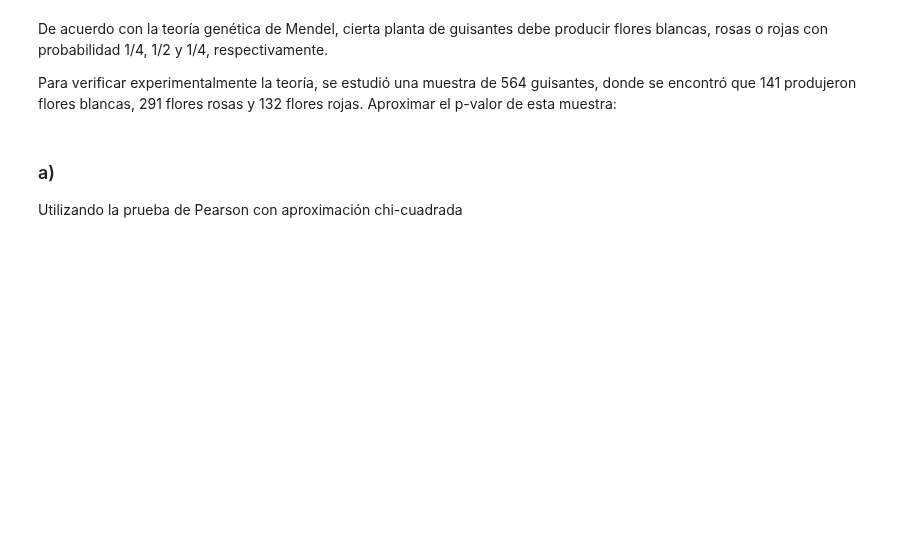
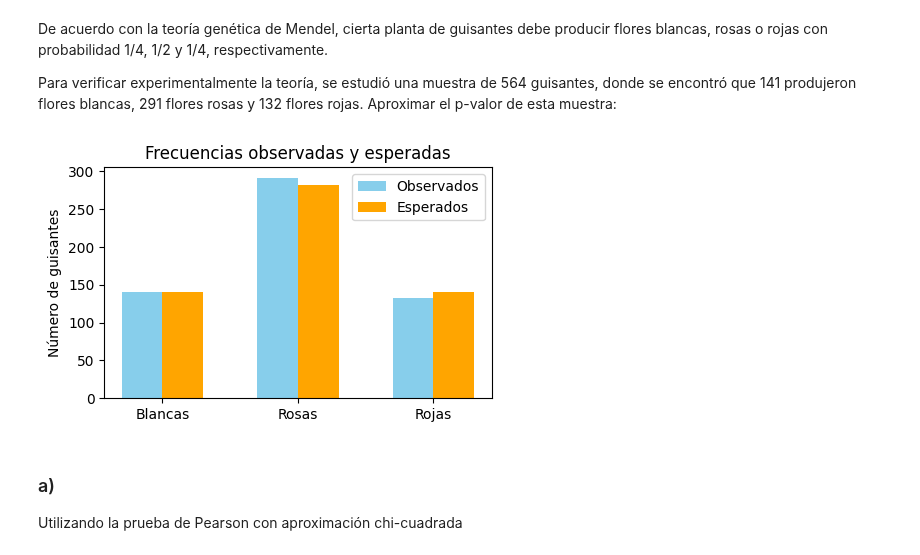
Before and after one commit to ramiro-l/ModelosYSimulacionFAMAF, a Jupyter notebook: Práctico7.ipynb, the cells around one changed output. Drawn from its saved outputs; the diff is of its cells as text; code cells hidden in the pictures; blank space fills up the shorter version.

```diff
--- a/Práctico7.ipynb
+++ b/Práctico7.ipynb
@@ -18,6 +18,30 @@ https://relopezbriega.github.io/blog/2016/06/29/distribuciones-de-probabilidad-c
 De acuerdo con la teoría genética de Mendel, cierta planta de guisantes debe producir flores blancas, rosas o rojas con probabilidad 1/4, 1/2 y 1/4, respectivamente.
 
 Para verificar experimentalmente la teoría, se estudió una muestra de 564 guisantes, donde se encontró que 141 produjeron flores blancas, 291 flores rosas y 132 flores rojas. Aproximar el p-valor de esta muestra:
+# %%
+#@title Grafico
+import matplotlib.pyplot as plt
+import numpy as np
+
+categorias = ['Blancas', 'Rosas', 'Rojas']
+observados = np.array([141, 291, 132])
+total = sum(observados)
+
+prob_teoricas = np.array([0.25, 0.5, 0.25])
+esperados = total * prob_teoricas
+
+x = np.arange(len(categorias))
+
+plt.figure(figsize=(5, 3))
+plt.bar(x - 0.15, observados, width=0.3, label='Observados', color='skyblue')
+plt.bar(x + 0.15, esperados, width=0.3, label='Esperados', color='orange')
+
+plt.xticks(x, categorias)
+plt.ylabel('Número de guisantes')
+plt.title('Frecuencias observadas y esperadas')
+plt.legend();plt.show()
+# %% [output]
+[figure, added]
 # %% [markdown]
 ### a)
 
```
Also changed, not shown: parts of 26 cells of this notebook.
